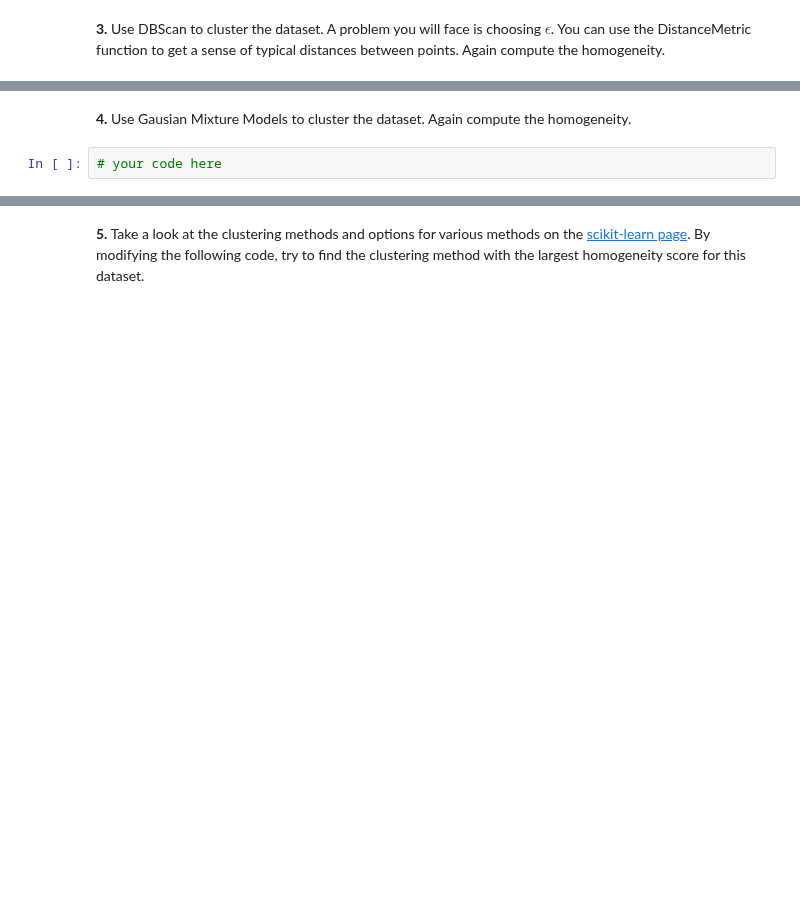
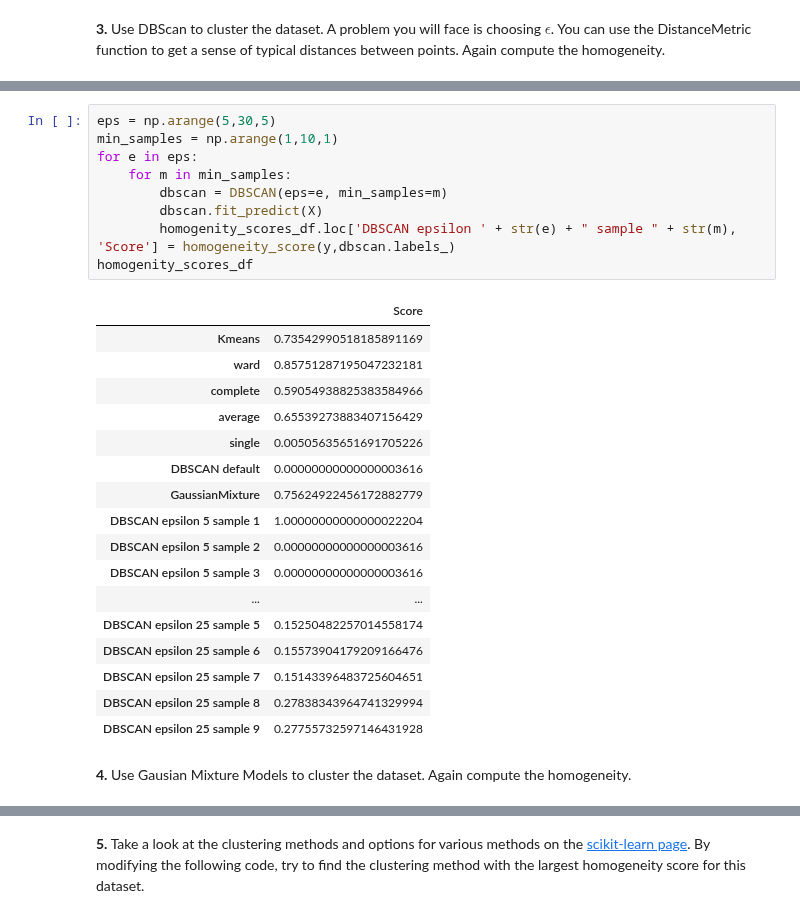
Before and after one commit to sashaaKr/master-of-science, a Jupyter notebook: semester_2/Advanced_Topics_in_Machine_Learning/assignment_3/HW3 - Unsupervised ML_sasha.ipynb, the cells around one changed output, grey strips where cells are left out. Cells and saved outputs as stored; diff of their text form; blank space fills up the shorter version.

```diff
--- a/semester_2/Advanced_Topics_in_Machine_Learning/assignment_3/HW3 - Unsupervised ML_sasha.ipynb
+++ b/semester_2/Advanced_Topics_in_Machine_Learning/assignment_3/HW3 - Unsupervised ML_sasha.ipynb
@@ -164,7 +175,32 @@ homogenity_scores_df
 | average | 0.65539273883407156429 |
 | single | 0.00505635651691705226 |
 | DBSCAN default | 0.00000000000000003616 |
+# %%
+eps = np.arange(5,30,5)
+min_samples = np.arange(1,10,1)
+for e in eps:
+    for m in min_samples:
+        dbscan = DBSCAN(eps=e, min_samples=m)
+        dbscan.fit_predict(X)
+        homogenity_scores_df.loc['DBSCAN epsilon ' + str(e) + " sample " + str(m), 'Score'] = homogeneity_score(y,dbscan.labels_)
+homogenity_scores_df
+# %% [output]
+|  | Score |
+| Kmeans | 0.73542990518185891169 |
+| ward | 0.85751287195047232181 |
+| complete | 0.59054938825383584966 |
+| average | 0.65539273883407156429 |
+| single | 0.00505635651691705226 |
+| DBSCAN default | 0.00000000000000003616 |
+| GaussianMixture | 0.75624922456172882779 |
+| DBSCAN epsilon 5 sample 1 | 1.00000000000000022204 |
+| DBSCAN epsilon 5 sample 2 | 0.00000000000000003616 |
+| DBSCAN epsilon 5 sample 3 | 0.00000000000000003616 |
+| ... | ... |
+| DBSCAN epsilon 25 sample 5 | 0.15250482257014558174 |
+| DBSCAN epsilon 25 sample 6 | 0.15573904179209166476 |
+| DBSCAN epsilon 25 sample 7 | 0.15143396483725604651 |
+| DBSCAN epsilon 25 sample 8 | 0.27838343964741329994 |
+| DBSCAN epsilon 25 sample 9 | 0.27755732597146431928 |
 # %% [markdown]
 **4.** Use Gausian Mixture Models to cluster the dataset.  Again compute the homogeneity.
-# %%
-# your code here
```
Also changed, not shown: parts of 11 cells of this notebook.
